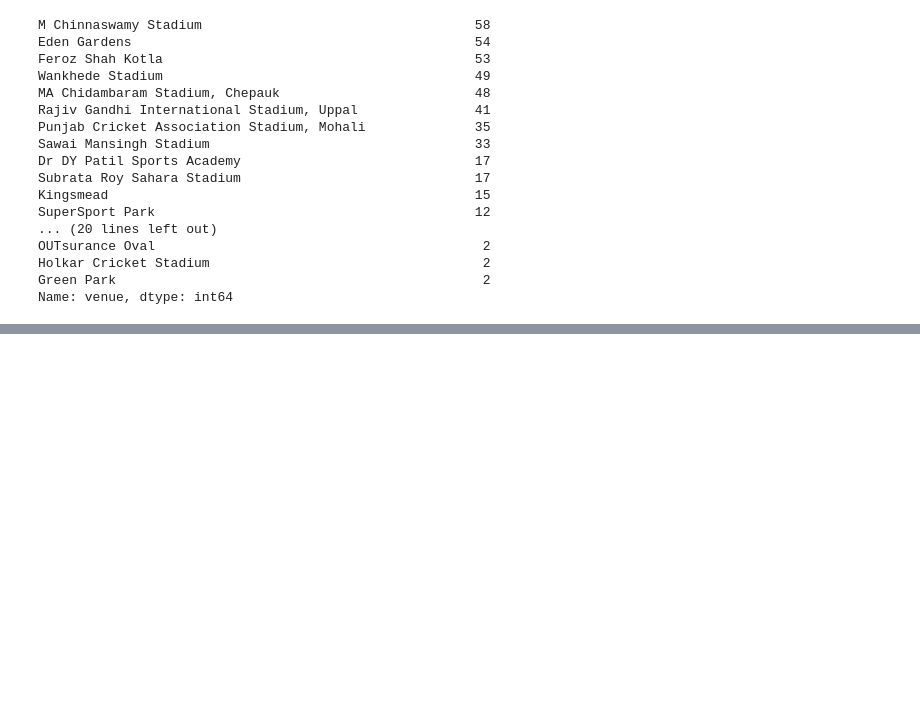
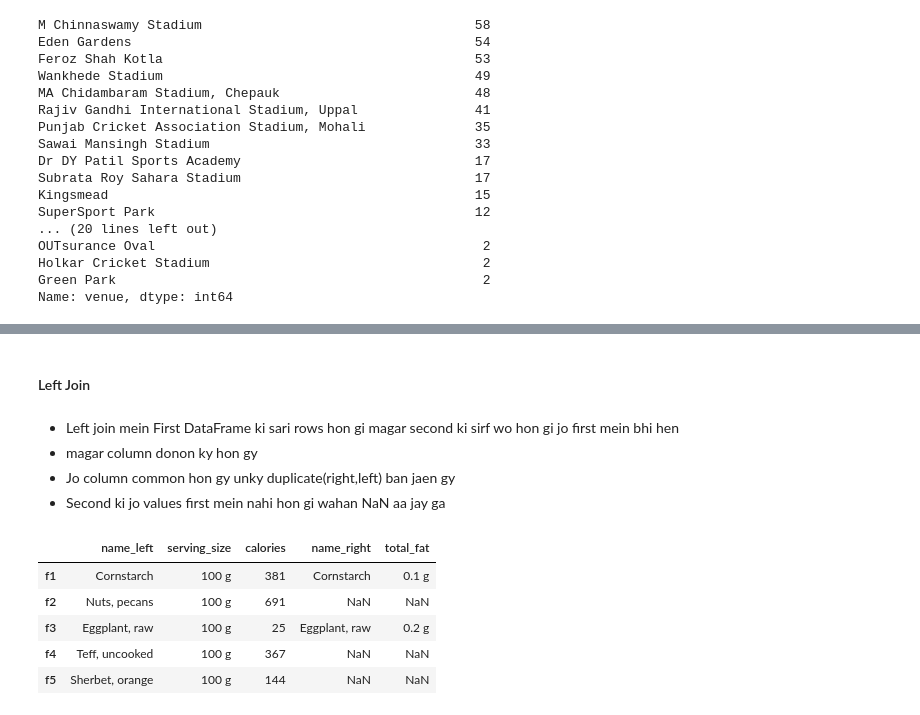
Before and after one commit to biyazejaan/Pandas_a_to_z, a Jupyter notebook: pandas_a_to_z.ipynb, the cells around one changed output, grey strips where cells are left out. Saved outputs shown, nothing was run; the diff lists cells and outputs as text; code cells hidden in the pictures; blank space fills up the shorter version.

```diff
--- a/pandas_a_to_z.ipynb
+++ b/pandas_a_to_z.ipynb
@@ -1430,0 +1542,18 @@ Name: venue, dtype: int64
+# %% [markdown]
+#### Left Join
+# %% [markdown]
+- Left join mein First DataFrame ki sari rows hon gi magar second ki sirf wo hon gi jo first mein bhi hen
+- magar column donon ky hon gy
+- Jo column common hon gy unky duplicate(right,left) ban jaen gy
+- Second ki jo values first mein nahi hon gi wahan NaN aa jay ga
+# %%
+# left join
+df6 = df1.join(df2, lsuffix="_left", rsuffix="_right", how= 'left')
+df6
+# %% [output]
+|  | name_left | serving_size | calories | name_right | total_fat |
+| f1 | Cornstarch | 100 g | 381 | Cornstarch | 0.1 g |
+| f2 | Nuts, pecans | 100 g | 691 | NaN | NaN |
+| f3 | Eggplant, raw | 100 g | 25 | Eggplant, raw | 0.2 g |
+| f4 | Teff, uncooked | 100 g | 367 | NaN | NaN |
+| f5 | Sherbet, orange | 100 g | 144 | NaN | NaN |
```
Also changed, not shown: parts of 39 cells of this notebook.
